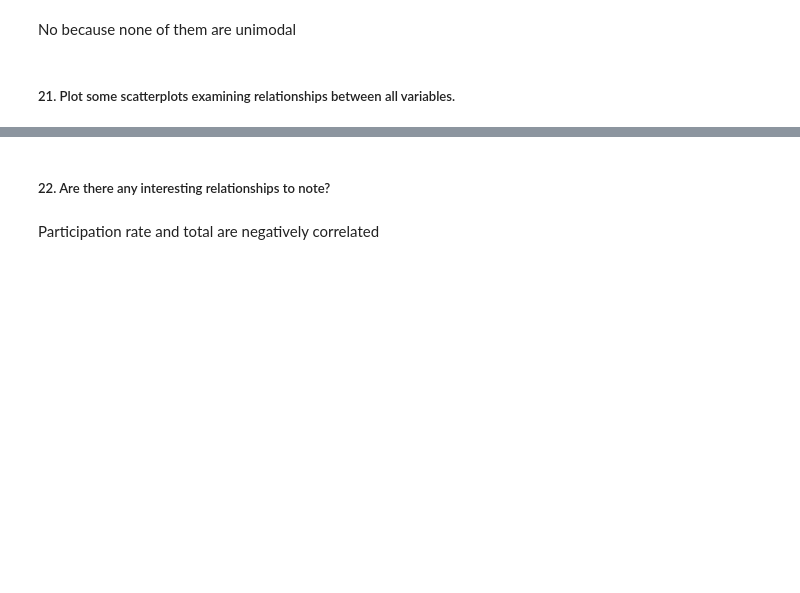
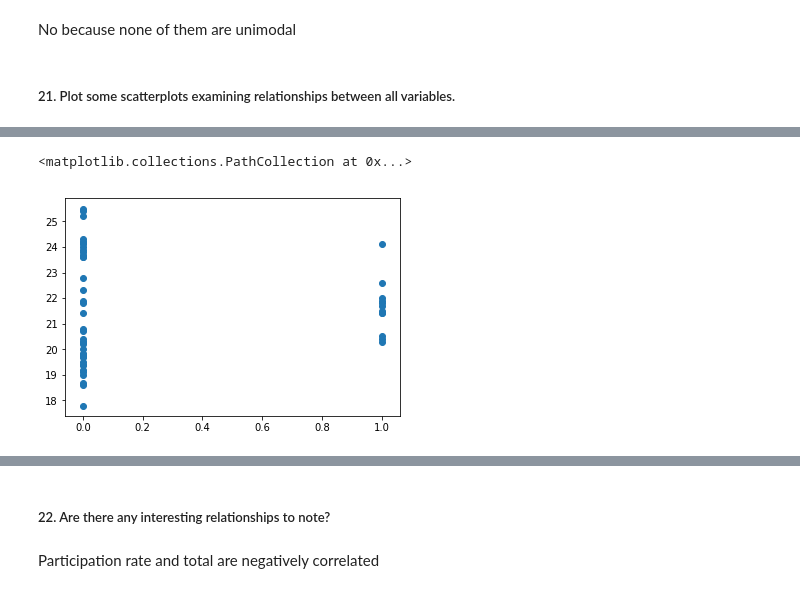
Before and after one commit to RossReisman/Standardized-Test-Data, a Jupyter notebook: code/starter-code.ipynb, the cells around one changed output, grey strips where cells are left out. Cells and saved outputs as stored; diff of their text form; code cells hidden in the pictures; blank space fills up the shorter version.

```diff
--- a/code/starter-code.ipynb
+++ b/code/starter-code.ipynb
@@ -476,0 +580,5 @@ plt.scatter(merged_df['Evidence-Based Reading and Writing'], merged_df['Reading'
+# %%
+plt.scatter(merged_df['is_MW'], merged_df['Composite'])
+# %% [output]
+<matplotlib.collections.PathCollection at 0x...>
+[figure, added]
```
Also changed, not shown: parts of 24 cells of this notebook.
